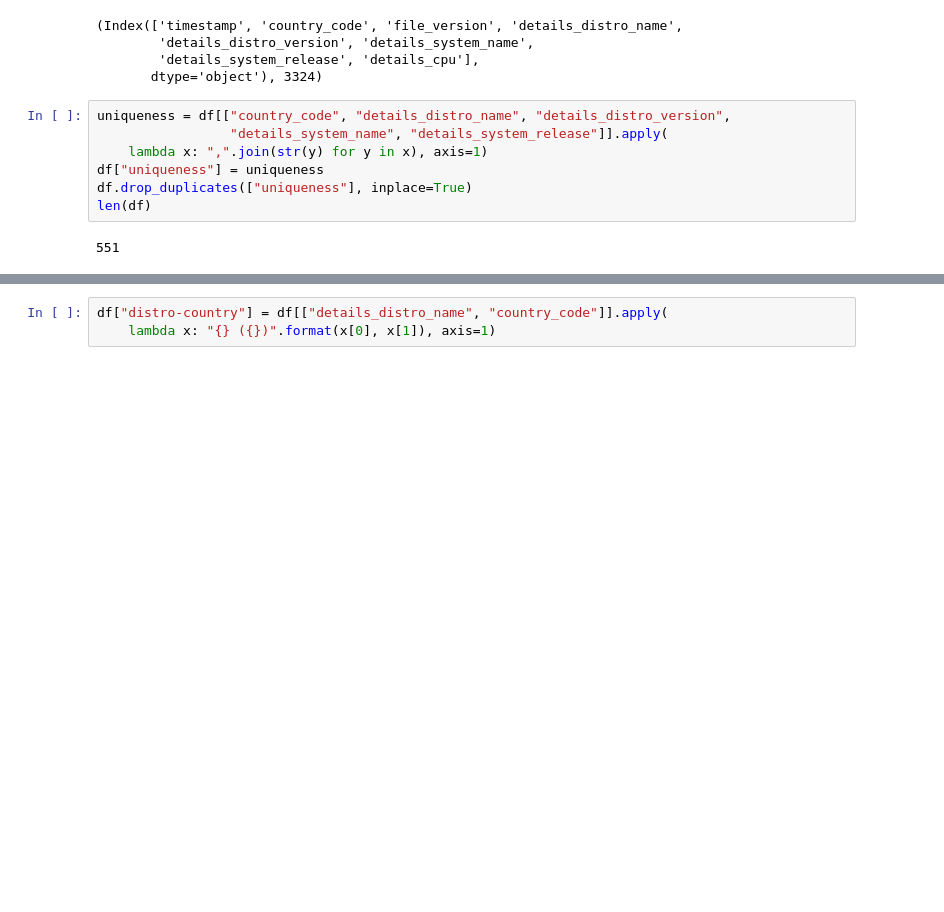
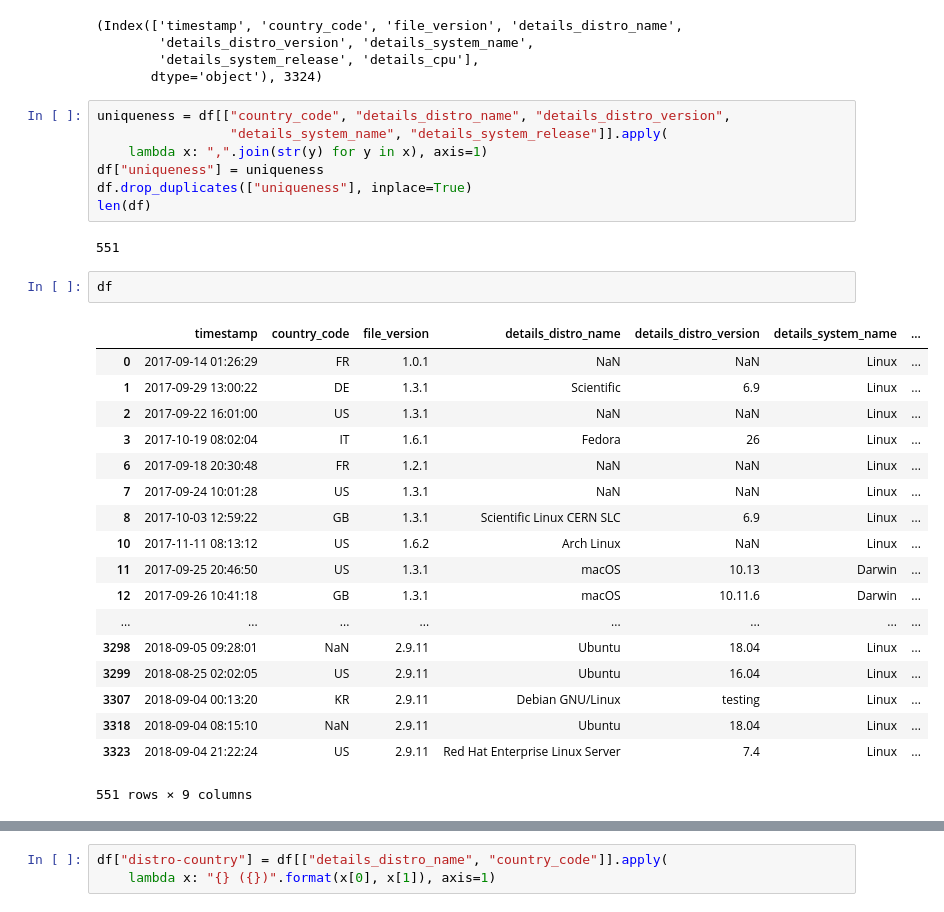
Before and after one commit to jpivarski/jupyter-performance-studies, a Jupyter notebook: uproot-pip.ipynb, the cells around one changed output, grey strips where cells are left out. Saved outputs shown, nothing was run; the diff lists cells and outputs as text; blank space fills up the shorter version.

```diff
--- a/uproot-pip.ipynb
+++ b/uproot-pip.ipynb
@@ -23,6 +23,27 @@ df.drop_duplicates(["uniqueness"], inplace=True)
 len(df)
 # %% [output]
 551
+# %%
+df
+# %% [output]
+|  | timestamp | country_code | file_version | details_distro_name | details_distro_version | details_system_name | ... |
+| 0 | 2017-09-14 01:26:29 | FR | 1.0.1 | NaN | NaN | Linux | ... |
+| 1 | 2017-09-29 13:00:22 | DE | 1.3.1 | Scientific | 6.9 | Linux | ... |
+| 2 | 2017-09-22 16:01:00 | US | 1.3.1 | NaN | NaN | Linux | ... |
+| 3 | 2017-10-19 08:02:04 | IT | 1.6.1 | Fedora | 26 | Linux | ... |
+| 6 | 2017-09-18 20:30:48 | FR | 1.2.1 | NaN | NaN | Linux | ... |
+| 7 | 2017-09-24 10:01:28 | US | 1.3.1 | NaN | NaN | Linux | ... |
+| 8 | 2017-10-03 12:59:22 | GB | 1.3.1 | Scientific Linux CERN SLC | 6.9 | Linux | ... |
+| 10 | 2017-11-11 08:13:12 | US | 1.6.2 | Arch Linux | NaN | Linux | ... |
+| 11 | 2017-09-25 20:46:50 | US | 1.3.1 | macOS | 10.13 | Darwin | ... |
+| 12 | 2017-09-26 10:41:18 | GB | 1.3.1 | macOS | 10.11.6 | Darwin | ... |
+| ... | ... | ... | ... | ... | ... | ... | ... |
+| 3298 | 2018-09-05 09:28:01 | NaN | 2.9.11 | Ubuntu | 18.04 | Linux | ... |
+| 3299 | 2018-08-25 02:02:05 | US | 2.9.11 | Ubuntu | 16.04 | Linux | ... |
+| 3307 | 2018-09-04 00:13:20 | KR | 2.9.11 | Debian GNU/Linux | testing | Linux | ... |
+| 3318 | 2018-09-04 08:15:10 | NaN | 2.9.11 | Ubuntu | 18.04 | Linux | ... |
+| 3323 | 2018-09-04 21:22:24 | US | 2.9.11 | Red Hat Enterprise Linux Server | 7.4 | Linux | ... |
+551 rows × 9 columns
 # %%
 fig = df["timestamp"].hist(bins=365 // 7, grid=False)
 fig.set_ylabel("number of unique downloaders per week")
```
Also changed, not shown: parts of 5 cells of this notebook.
